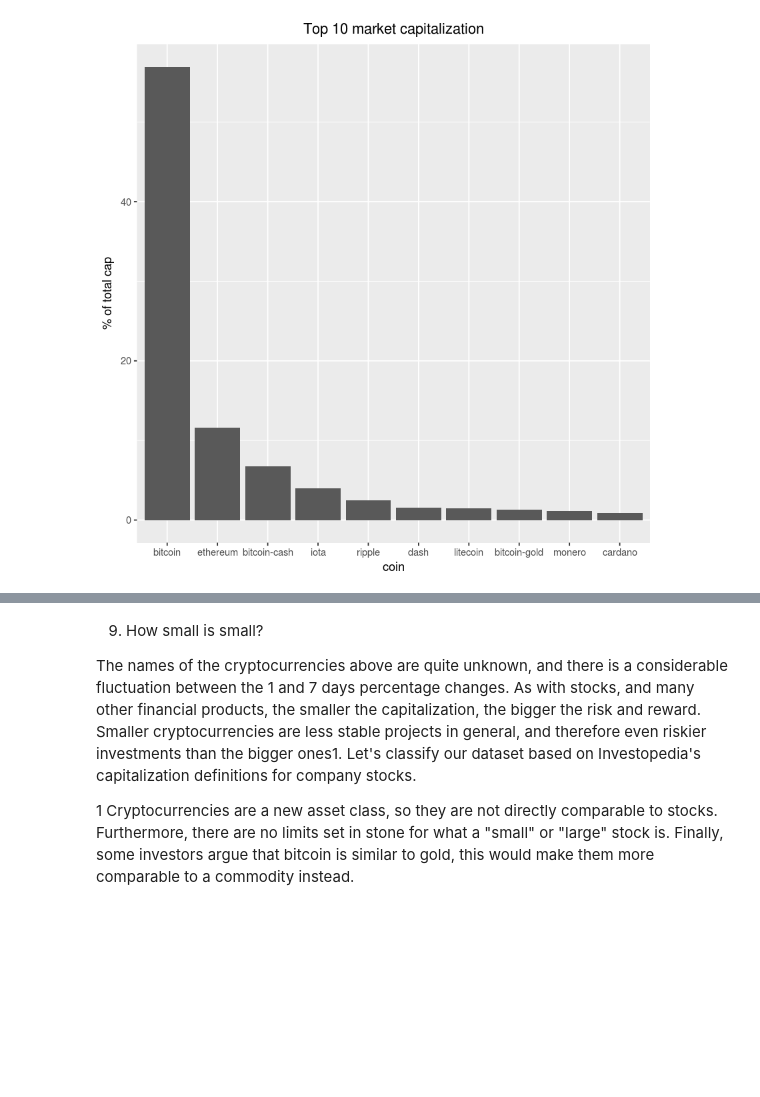
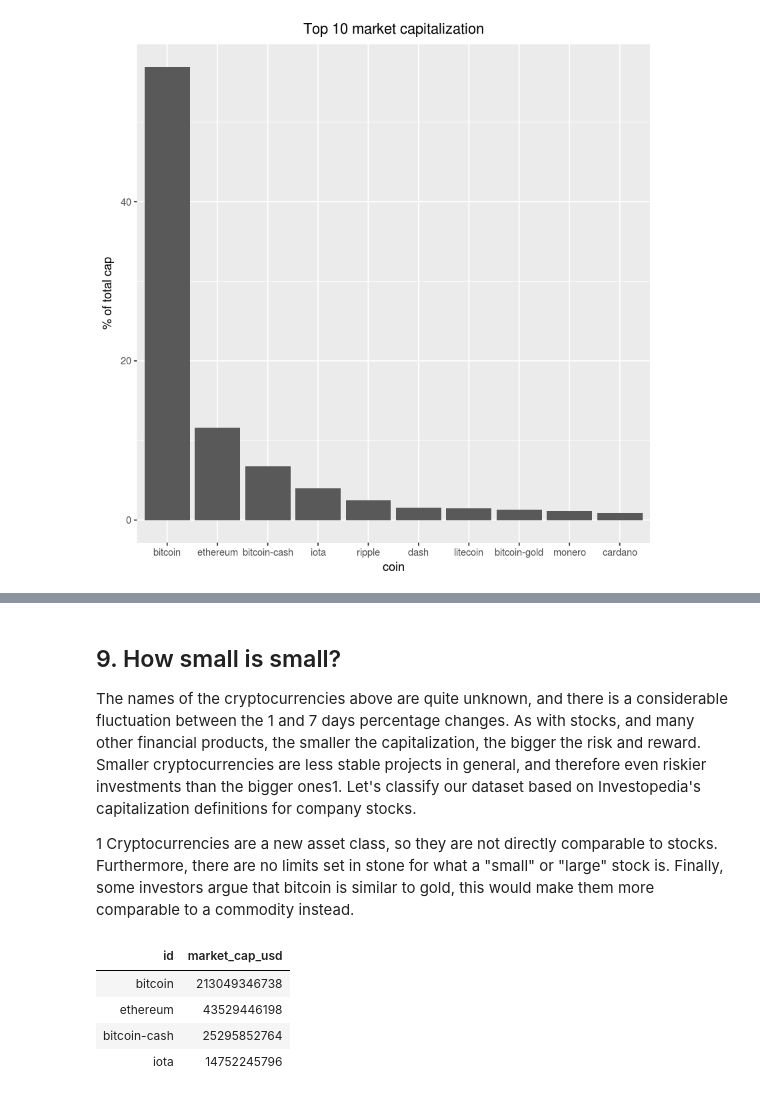
Before and after one commit to umairrafique85/Crypto-trackers, a Jupyter notebook: Exploring the Bitcoin cryptocurrency market/Comparison_top10_R.ipynb, the cells around one changed output, grey strips where cells are left out. Saved outputs shown, nothing was run; the diff lists cells and outputs as text; code cells hidden in the pictures; blank space fills up the shorter version.

```diff
--- a/Exploring the Bitcoin cryptocurrency market/Comparison_top10_R.ipynb
+++ b/Exploring the Bitcoin cryptocurrency market/Comparison_top10_R.ipynb
@@ -171,13 +220,20 @@ fig, ax = ...
 # %% [markdown]
-9. How small is small?
+## 9. How small is small?
 
 The names of the cryptocurrencies above are quite unknown, and there is a considerable fluctuation between the 1 and 7 days percentage changes. As with stocks, and many other financial products, the smaller the capitalization, the bigger the risk and reward. Smaller cryptocurrencies are less stable projects in general, and therefore even riskier investments than the bigger ones1. Let's classify our dataset based on Investopedia's capitalization definitions for company stocks.
 
 1 Cryptocurrencies are a new asset class, so they are not directly comparable to stocks. Furthermore, there are no limits set in stone for what a "small" or "large" stock is. Finally, some investors argue that bitcoin is similar to gold, this would make them more comparable to a commodity instead.
 # %%
 # Selecting everything bigger than 10 billion
-largecaps = ...
+largecaps <- cap %>% filter(market_cap_usd>10000000000)
 
 # Printing out largecaps
 # ... YOUR CODE FOR TASK 9 ...
+largecaps
+# %% [output]
+| id | market_cap_usd |
+| bitcoin | 213049346738 |
+| ethereum | 43529446198 |
+| bitcoin-cash | 25295852764 |
+| iota | 14752245796 |
 # %% [markdown]
```
Also changed, not shown: parts of 14 cells of this notebook, 3 other files.
